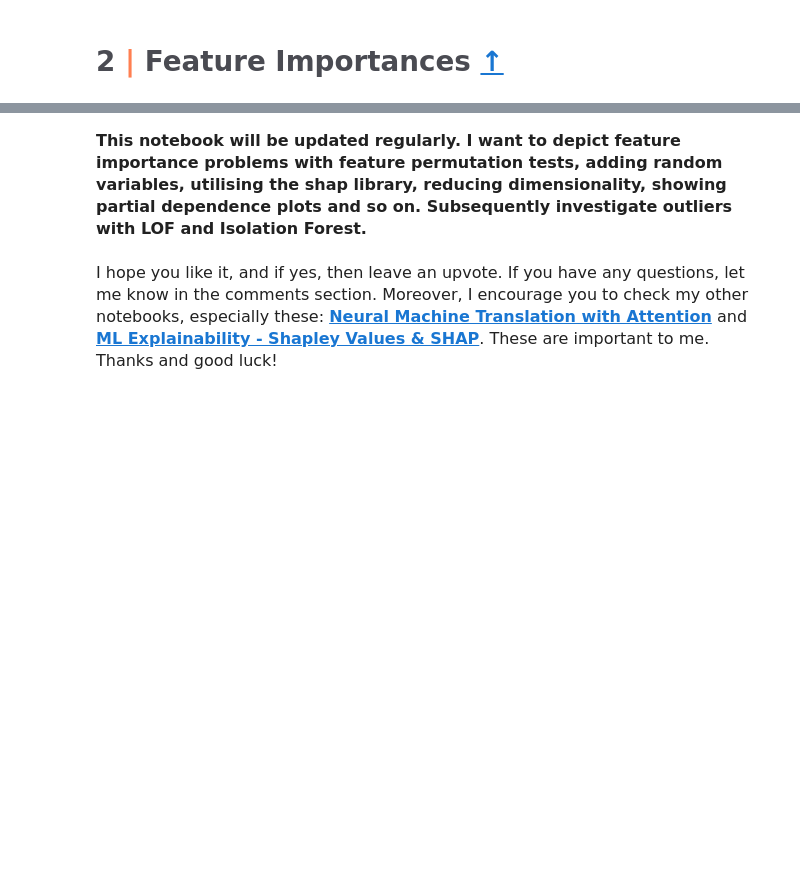
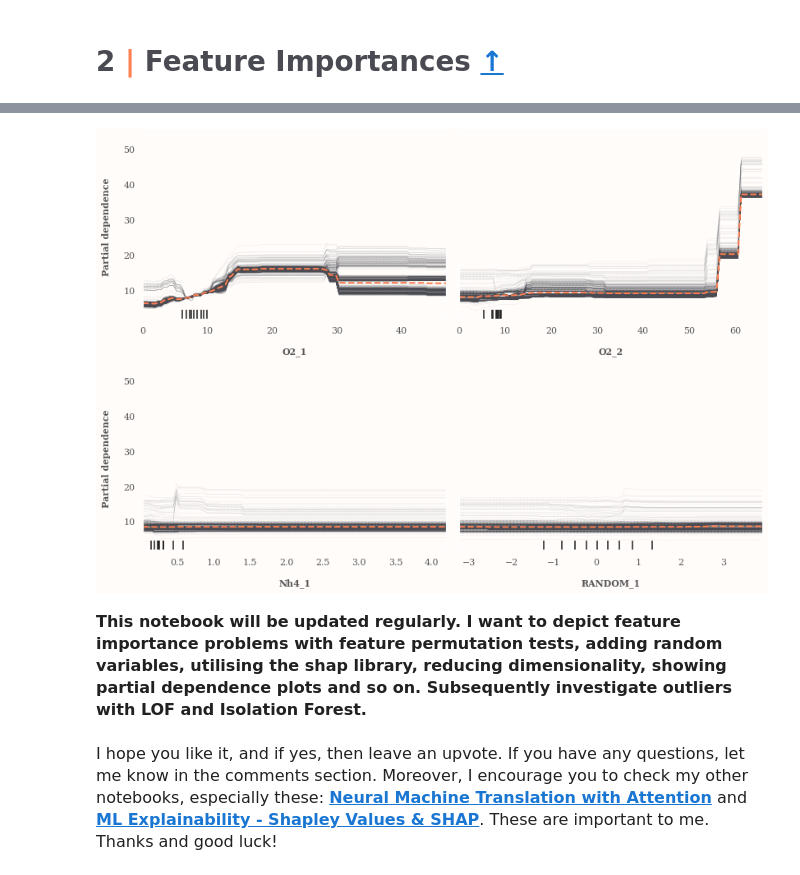
Before and after one commit to mateuszk098/kaggle-notebooks, a Jupyter notebook: playground_series_s3e21/oxygen_in_water_eda.ipynb, the cells around one changed output, grey strips where cells are left out. Saved outputs shown, nothing was run; the diff lists cells and outputs as text; code cells hidden in the pictures; blank space fills up the shorter version.

```diff
--- a/playground_series_s3e21/oxygen_in_water_eda.ipynb
+++ b/playground_series_s3e21/oxygen_in_water_eda.ipynb
@@ -854,0 +1043,20 @@ fig.show()
+# %%
+permutation_rmse = defaultdict(list)
+
+for seed in seeds:
+    np.random.seed(seed)
+    kfold = KFold(n_splits=n_splits, shuffle=True, random_state=seed)
+
+    for k, (train_ids, valid_ids) in enumerate(kfold.split(X_train, y_train)):
+        X_tk, y_tk = X_train.iloc[train_ids], y_train.iloc[train_ids]
+        X_vk, y_vk = X_train.iloc[valid_ids], y_train.iloc[valid_ids]
+
+        forest.fit(X_tk, y_tk)
+        rmse = mean_squared_error(y_vk, forest.predict(X_vk), squared=False)
+
+        for i, feature in enumerate(forest.feature_names_in_):
+            X_shuffled = X_vk.copy()
+            X_shuffled.iloc[:, i] = np.random.permutation(X_shuffled.iloc[:, i])
+            rmse_shuffled = mean_squared_error(y_vk, forest.predict(X_shuffled), squared=False)
+            # I assume an increase in RMSE if the attribute is essential.
+            permutation_rmse[feature].append(((rmse_shuffled - rmse) / rmse) * 100.0)
@@ -855,3 +1124,38 @@ fig.show()
+# %%
+X_ice = X_train[["O2_1", "O2_2", "Nh4_1", "RANDOM_1"]]
+forest.fit(X_ice, y_train)
+
+fig, axes = plt.subplots(2, 2, figsize=(11.7, 8), tight_layout=True, sharey=True)
+
+PartialDependenceDisplay.from_estimator(
+    estimator=forest,
+    X=X_ice,
+    features=forest.feature_names_in_,
+    feature_names=forest.feature_names_in_,
+    response_method="auto",  # In regression, the response is `predict()` output.
+    kind="both",  # PDP and ICE.
+    percentiles=(0, 1),
+    random_state=42,
+    n_jobs=-1,
+    ice_lines_kw={
+        "color": "#4A4B52",
+        "linewidth": 0.25,
+        "alpha": 0.25,
+        "linestyle": "--",
+    },
+    pd_line_kw={"color": "#FF7F51", "linewidth": 2.0},
+    ax=axes.ravel(),  # type: ignore
+)
+
+for i, ax in enumerate(axes.ravel()):
+    ax.get_legend().remove()
+    ax.set_xlim(X_ice.iloc[:, i].min(), X_ice.iloc[:, i].max())
+    if ax in (axes[0, 1], axes[1, 1]):
+        ax.set_ylabel("")
+
+plt.show()
+# %% [output]
+[figure, added]
 # %% [markdown]
 <p style="
     font-size: 16px;
```
Also changed, not shown: parts of 17 cells of this notebook.
